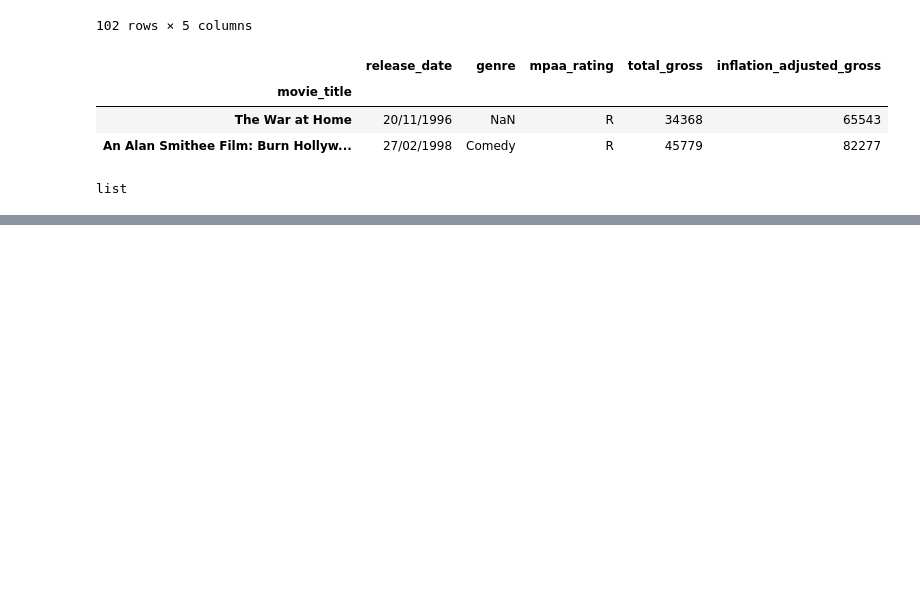
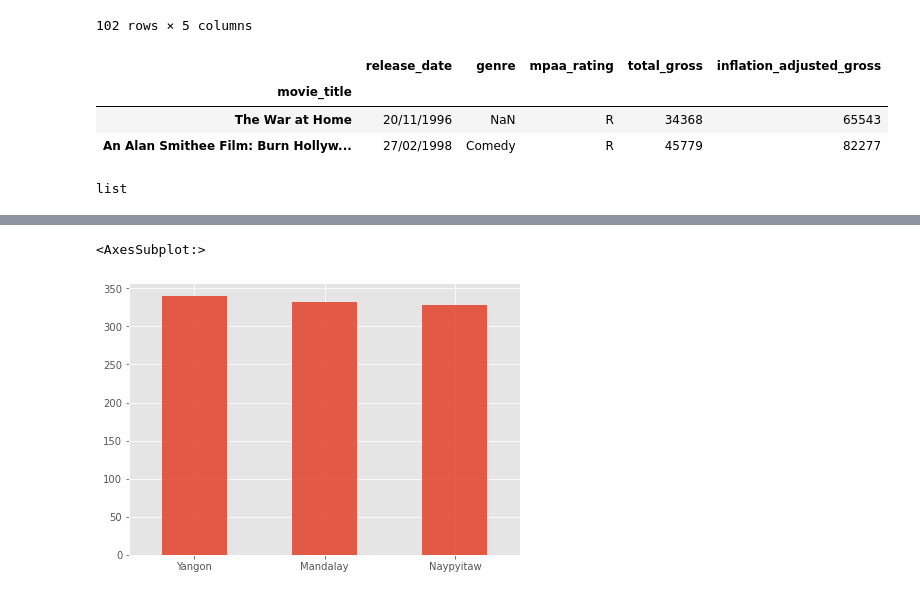
Before and after one commit to samy2098/Ejercicios, a Jupyter notebook: Practica con pandas.ipynb, the cells around one changed output, grey strips where cells are left out. Cells and saved outputs as stored; diff of their text form; code cells hidden in the pictures; blank space fills up the shorter version.

```diff
--- a/Practica con pandas.ipynb
+++ b/Practica con pandas.ipynb
@@ -683,0 +788,3 @@ sales_1_1
+# %%
+import matplotlib.pyplot as plt
+plt.style.use('ggplot')
@@ -683,0 +806,6 @@ sales_1_1
+# %%
+sales_city=sales["City"].value_counts()
+sales_city.plot(kind="bar",alpha=0.9,rot=0,figsize=(7,5))
+# %% [output]
+<AxesSubplot:>
+[figure, added]
```
Also changed, not shown: parts of 43 cells of this notebook.
